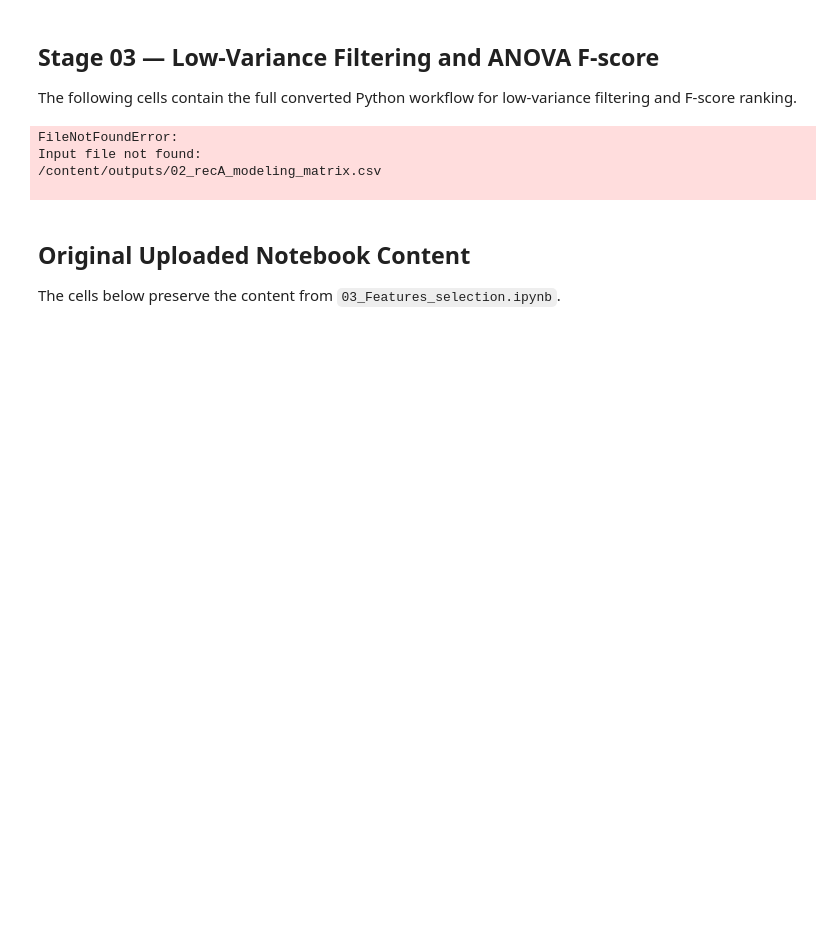
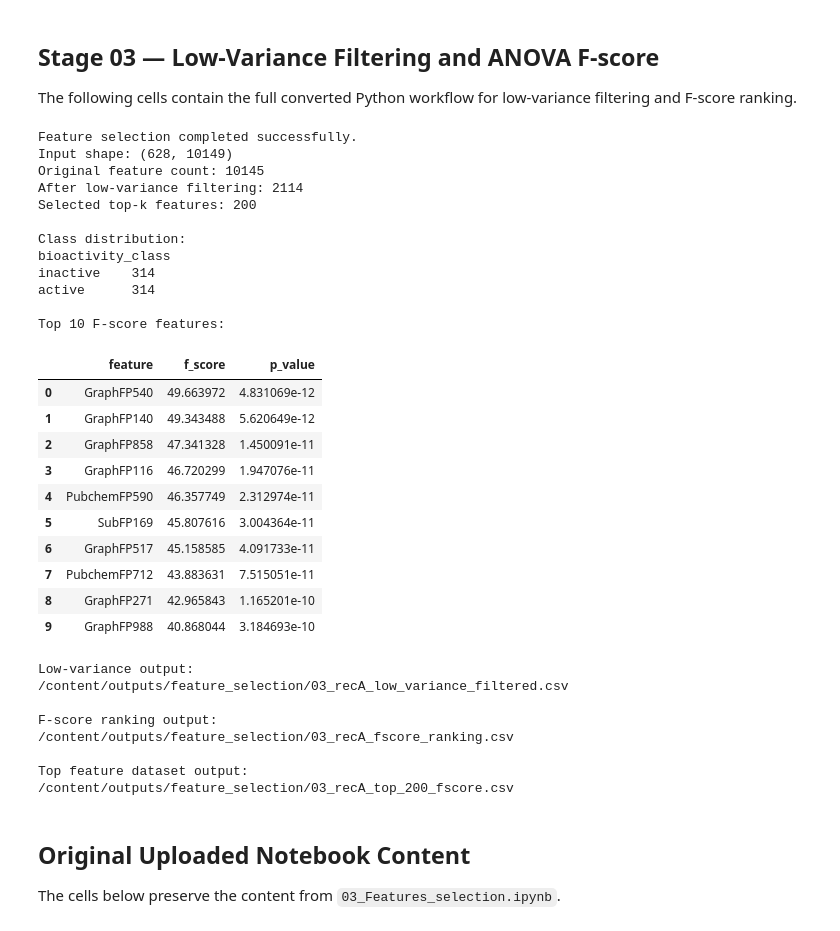
Before and after one commit to akbar527/Akbar, a Jupyter notebook: 3_RecA_Feature_Selection_and_RFE_Benchmark_Workflow.ipynb, the cells around one changed output. Cells and saved outputs as stored; diff of their text form; code cells hidden in the pictures; blank space fills up the shorter version.

```diff
--- a/3_RecA_Feature_Selection_and_RFE_Benchmark_Workflow.ipynb
+++ b/3_RecA_Feature_Selection_and_RFE_Benchmark_Workflow.ipynb
@@ -263,6 +265,19 @@ def main() -> None:
     print(f"\nF-score ranking output:\n{FSCORE_FILE}")
     print(f"\nTop feature dataset output:\n{TOP_FEATURE_FILE}")
 # %%
+from pathlib import Path
+from IPython.display import display
+
+# Overriding global path variables to correct the FileNotFoundError
+# The actual input file is in the current working directory, not in an 'outputs' subdirectory.
+INPUT_FILE = Path.cwd() / "02_recA_modeling_matrix.csv"
+
+# Output directory structure should still be maintained as per the original script's intention.
+OUTPUT_DIR = Path.cwd() / "outputs" / "feature_selection"
+
+LOW_VARIANCE_FILE = OUTPUT_DIR / "03_recA_low_variance_filtered.csv"
+FSCORE_FILE = OUTPUT_DIR / "03_recA_fscore_ranking.csv"
+TOP_FEATURE_FILE = OUTPUT_DIR / "03_recA_top_200_fscore.csv"
 
 # Notebook runner for Stage 03: Low-variance filtering + ANOVA F-score
 variance_threshold = DEFAULT_VARIANCE_THRESHOLD
@@ -282,36 +297,63 @@ top_dataset, selected_features = build_top_feature_dataset(
     meta,
     x_reduced,
     feature_scores,
     top_k=top_k,
 )
 
 save_outputs(
     meta,
     x_reduced,
     feature_scores,
     top_dataset,
 )
 
 print("\nFeature selection completed successfully.")
 print(f"Input shape: {df.shape}")
 print(f"Original feature count: {x.shape[1]}")
 print(f"After low-variance filtering: {x_reduced.shape[1]}")
 print(f"Selected top-k features: {len(selected_features)}")
 
 print("\nClass distribution:")
 print(meta["bioactivity_class"].value_counts().to_string())
 
 print("\nTop 10 F-score features:")
 display(feature_scores.head(10))
 
 print(f"\nLow-variance output:\n{LOW_VARIANCE_FILE}")
 print(f"\nF-score ranking output:\n{FSCORE_FILE}")
 print(f"\nTop feature dataset output:\n{TOP_FEATURE_FILE}")
 # %% [output]
-FileNotFoundError:
-Input file not found:
-/content/outputs/02_recA_modeling_matrix.csv
+Feature selection completed successfully.
+Input shape: (628, 10149)
+Original feature count: 10145
+After low-variance filtering: 2114
+Selected top-k features: 200
 
+Class distribution:
+bioactivity_class
+inactive    314
+active      314
+
+Top 10 F-score features:
+|  | feature | f_score | p_value |
+| 0 | GraphFP540 | 49.663972 | 4.831069e-12 |
+| 1 | GraphFP140 | 49.343488 | 5.620649e-12 |
+| 2 | GraphFP858 | 47.341328 | 1.450091e-11 |
+| 3 | GraphFP116 | 46.720299 | 1.947076e-11 |
+| 4 | PubchemFP590 | 46.357749 | 2.312974e-11 |
+| 5 | SubFP169 | 45.807616 | 3.004364e-11 |
+| 6 | GraphFP517 | 45.158585 | 4.091733e-11 |
+| 7 | PubchemFP712 | 43.883631 | 7.515051e-11 |
+| 8 | GraphFP271 | 42.965843 | 1.165201e-10 |
+| 9 | GraphFP988 | 40.868044 | 3.184693e-10 |
+Low-variance output:
+/content/outputs/feature_selection/03_recA_low_variance_filtered.csv
+
+F-score ranking output:
+/content/outputs/feature_selection/03_recA_fscore_ranking.csv
+
+Top feature dataset output:
+/content/outputs/feature_selection/03_recA_top_200_fscore.csv
 # %% [markdown]
 ## Original Uploaded Notebook Content
 
```
Also changed, not shown: parts of 13 cells of this notebook.
